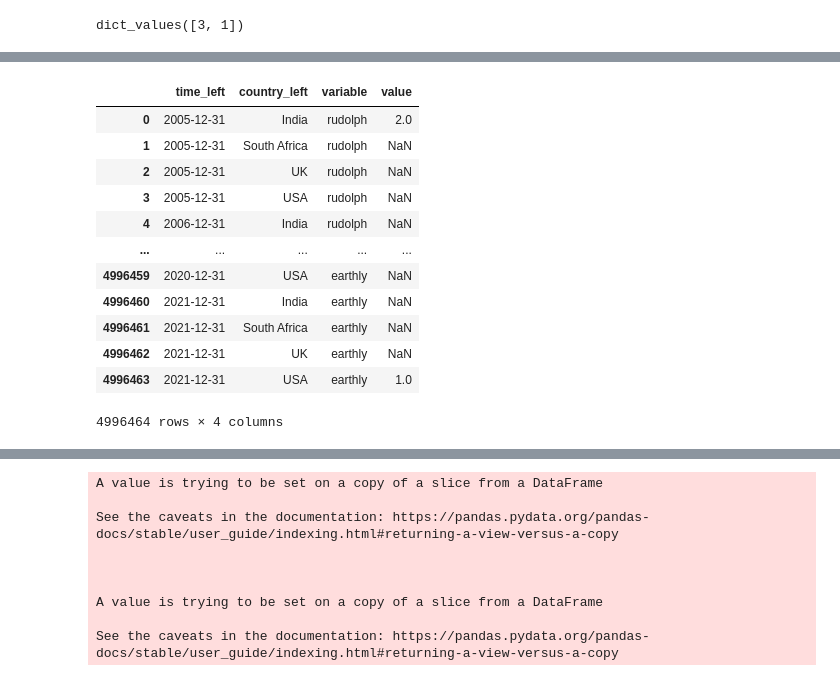
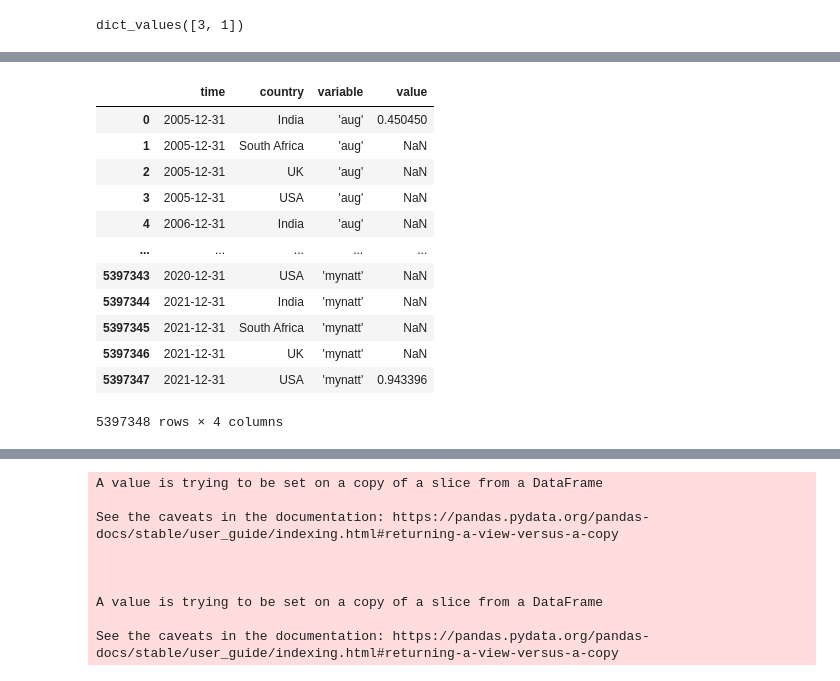
Before and after one commit to lnicoletti/womeninnews, a Jupyter notebook: notebooks/6-TemporalAnalysis.ipynb, the cells around one changed output, grey strips where cells are left out. Drawn from its saved outputs; the diff is of its cells as text; code cells hidden in the pictures.

```diff
--- a/notebooks/6-TemporalAnalysis.ipynb
+++ b/notebooks/6-TemporalAnalysis.ipynb
@@ -43,10 +43,4 @@ See the caveats in the documentation: https://pandas.pydata.org/pandas-docs/stab
 # %%
 df['clean_hl_words'] = df['clean_hl_words'].str.replace('{', '')
 df['clean_hl_words'] = df['clean_hl_words'].str.replace('}', '')
-df['clean_hl_words'] = df['clean_hl_words'].str.replace(" '", '')
-df['clean_hl_words'] = df['clean_hl_words'].str.replace('~', '')
-df['clean_hl_words'] = df['clean_hl_words'].str.replace('|', '')
-df['clean_hl_words'] = df['clean_hl_words'].str.replace("'", '')
-df['clean_hl_words'] = df['clean_hl_words'].str.replace('"', '')
-
 df['clean_hl_words'] = df['clean_hl_words'].str.split(",")
@@ -139,4 +165,4 @@ def get_proportional_frequency(dict):
 freq['clean_hl_words_prop']= freq['clean_hl_words'].apply(lambda x: get_proportional_frequency(x))
 # %%
 import json
-df2 = freq.join(freq.clean_hl_words.apply(pd.Series), how = 'left', lsuffix='_left', rsuffix='_right').melt(id_vars=['time_left', 'country_left', 'clean_hl_words', 'clean_hl_words_prop'])
+df2 = freq.join(freq.clean_hl_words_prop.apply(pd.Series), how = 'left').melt(id_vars=['time', 'country', 'clean_hl_words', 'clean_hl_words_prop'])
@@ -161,19 +169,19 @@ df2
 # %%
 df2.drop(columns = ['clean_hl_words', 'clean_hl_words_prop'], inplace = True)
 # %%
-df2
+df2.dropna
 # %% [output]
-|  | time_left | country_left | variable | value |
-| 0 | 2005-12-31 | India | rudolph | 2.0 |
-| 1 | 2005-12-31 | South Africa | rudolph | NaN |
-| 2 | 2005-12-31 | UK | rudolph | NaN |
-| 3 | 2005-12-31 | USA | rudolph | NaN |
-| 4 | 2006-12-31 | India | rudolph | NaN |
+|  | time | country | variable | value |
+| 0 | 2005-12-31 | India | 'aug' | 0.450450 |
+| 1 | 2005-12-31 | South Africa | 'aug' | NaN |
+| 2 | 2005-12-31 | UK | 'aug' | NaN |
+| 3 | 2005-12-31 | USA | 'aug' | NaN |
+| 4 | 2006-12-31 | India | 'aug' | NaN |
 | ... | ... | ... | ... | ... |
-| 4996459 | 2020-12-31 | USA | earthly | NaN |
-| 4996460 | 2021-12-31 | India | earthly | NaN |
-| 4996461 | 2021-12-31 | South Africa | earthly | NaN |
-| 4996462 | 2021-12-31 | UK | earthly | NaN |
-| 4996463 | 2021-12-31 | USA | earthly | 1.0 |
+| 5397343 | 2020-12-31 | USA | 'mynatt' | NaN |
+| 5397344 | 2021-12-31 | India | 'mynatt' | NaN |
+| 5397345 | 2021-12-31 | South Africa | 'mynatt' | NaN |
+| 5397346 | 2021-12-31 | UK | 'mynatt' | NaN |
+| 5397347 | 2021-12-31 | USA | 'mynatt' | 0.943396 |
-4996464 rows × 4 columns
+5397348 rows × 4 columns
 # %%
```
Also changed, not shown: parts of 35 cells of this notebook, 5 other files.
